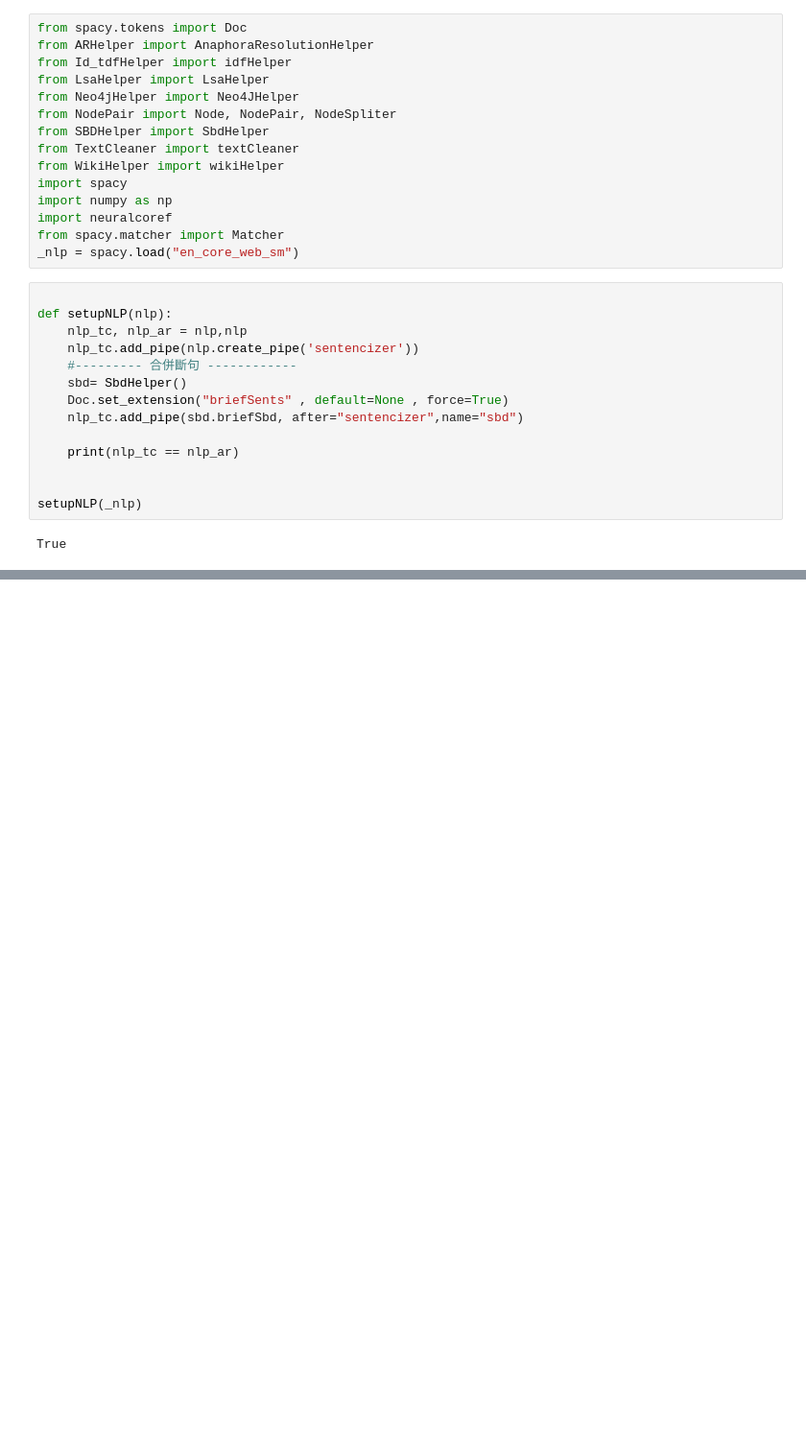
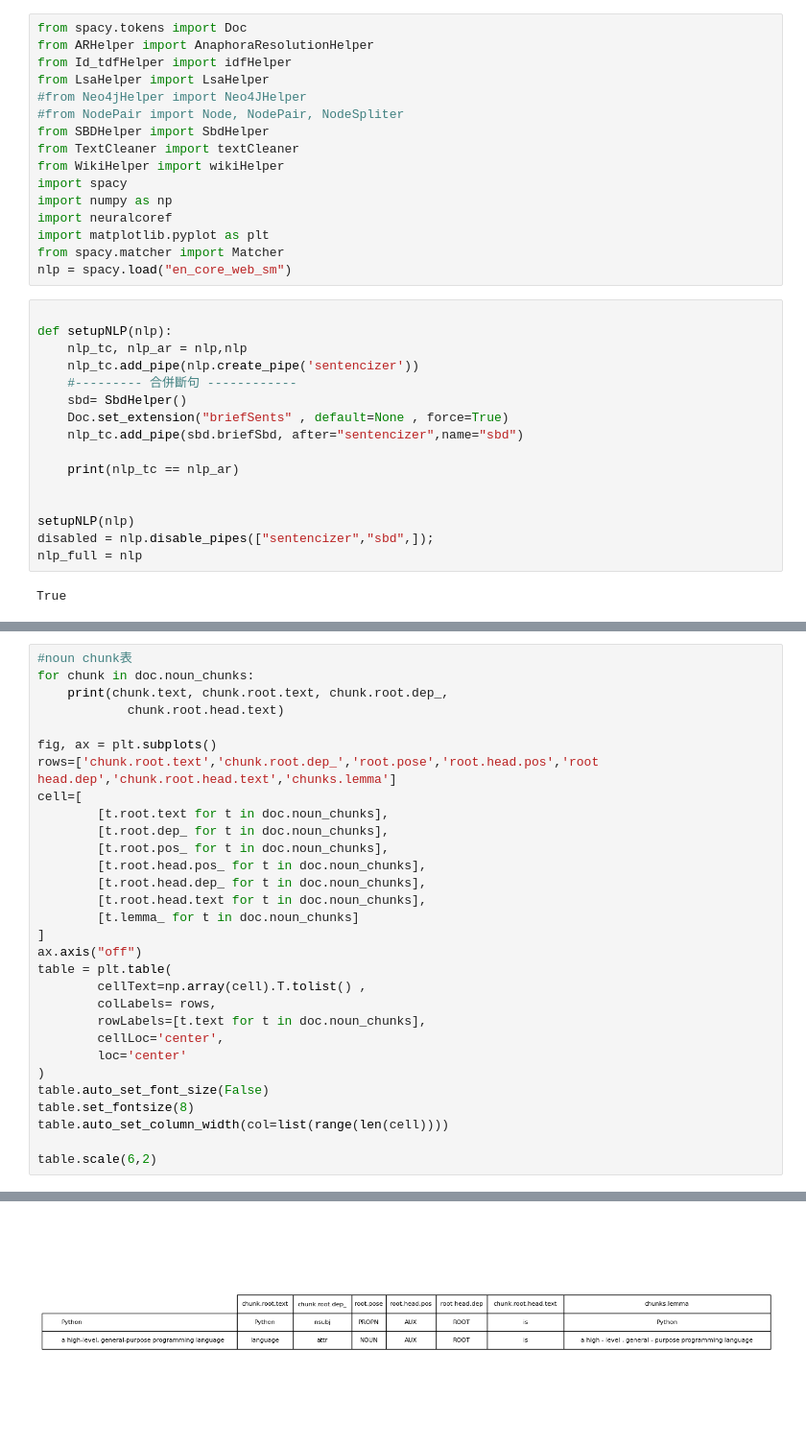
Before and after one commit to Lontoone/KnowledgeGraphCore, a Jupyter notebook: src/NewMain.ipynb, the cells around one changed output, grey strips where cells are left out. Shown at 96% size. Saved outputs shown, nothing was run; the diff lists cells and outputs as text; blank space fills up the shorter version.

```diff
--- a/src/NewMain.ipynb
+++ b/src/NewMain.ipynb
@@ -3,16 +142,17 @@ from spacy.tokens import Doc
 from ARHelper import AnaphoraResolutionHelper
 from Id_tdfHelper import idfHelper
 from LsaHelper import LsaHelper
-from Neo4jHelper import Neo4JHelper
-from NodePair import Node, NodePair, NodeSpliter
+#from Neo4jHelper import Neo4JHelper
+#from NodePair import Node, NodePair, NodeSpliter
 from SBDHelper import SbdHelper
 from TextCleaner import textCleaner
 from WikiHelper import wikiHelper
 import spacy
 import numpy as np
 import neuralcoref
+import matplotlib.pyplot as plt
 from spacy.matcher import Matcher
-_nlp = spacy.load("en_core_web_sm")
+nlp = spacy.load("en_core_web_sm")
 # %%
 
 def setupNLP(nlp):
@@ -26,7 +166,9 @@ def setupNLP(nlp):
     print(nlp_tc == nlp_ar)
 
 
-setupNLP(_nlp)
+setupNLP(nlp)
+disabled = nlp.disable_pipes(["sentencizer","sbd",]);
+nlp_full = nlp
 # %% [output]
 True
 # %%
@@ -35,0 +201,31 @@ AttributeError: 'English' object has no attribute 'copy'
+# %%
+#noun chunk表
+for chunk in doc.noun_chunks:
+    print(chunk.text, chunk.root.text, chunk.root.dep_,
+            chunk.root.head.text)
+
+fig, ax = plt.subplots()
+rows=['chunk.root.text','chunk.root.dep_','root.pose','root.head.pos','root head.dep','chunk.root.head.text','chunks.lemma']
+cell=[
+        [t.root.text for t in doc.noun_chunks],
+        [t.root.dep_ for t in doc.noun_chunks],
+        [t.root.pos_ for t in doc.noun_chunks],
+        [t.root.head.pos_ for t in doc.noun_chunks],
+        [t.root.head.dep_ for t in doc.noun_chunks],
+        [t.root.head.text for t in doc.noun_chunks],
+        [t.lemma_ for t in doc.noun_chunks]
+]
+ax.axis("off")
+table = plt.table(
+        cellText=np.array(cell).T.tolist() ,
+        colLabels= rows,
+        rowLabels=[t.text for t in doc.noun_chunks],
+        cellLoc='center',
+        loc='center'
+)
+table.auto_set_font_size(False)
+table.set_fontsize(8)
+table.auto_set_column_width(col=list(range(len(cell))))
+
+table.scale(6,2)
+# %% [output]
@@ -35,0 +234 @@ AttributeError: 'English' object has no attribute 'copy'
+[figure, added]
```
Also changed, not shown: parts of 6 cells of this notebook, 27 other files.
